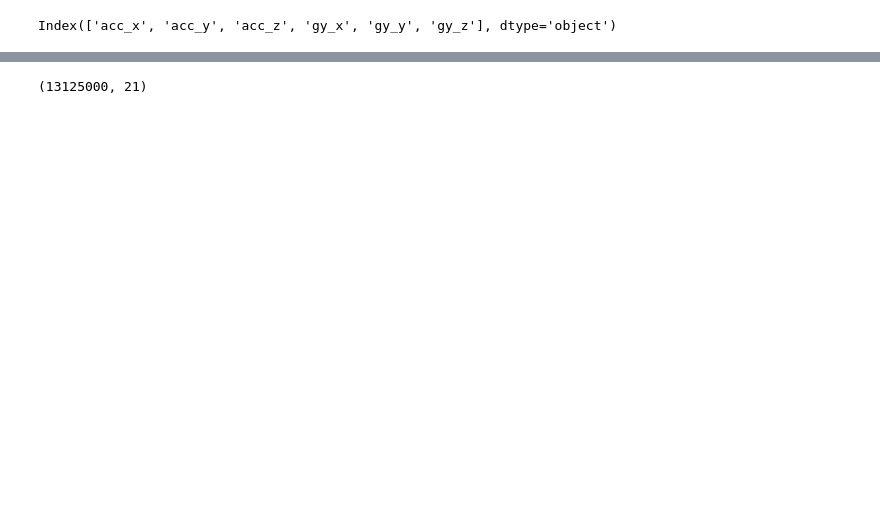
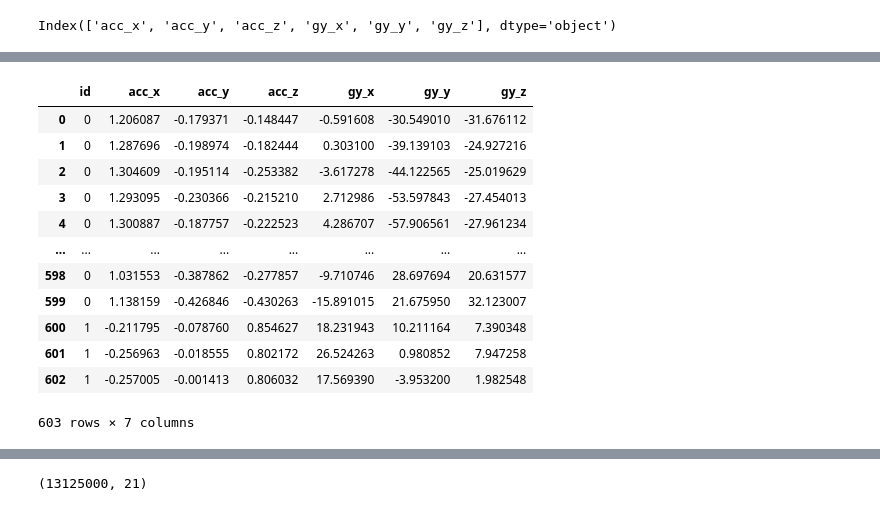
Before and after one commit to iDolphin99/dacon-pose-clf-kw, a Jupyter notebook: cnn1d_lstm_stacking.ipynb, the cells around one changed output, grey strips where cells are left out. Saved outputs shown, nothing was run; the diff lists cells and outputs as text; code cells hidden in the pictures; blank space fills up the shorter version.

```diff
--- a/cnn1d_lstm_stacking.ipynb
+++ b/cnn1d_lstm_stacking.ipynb
@@ -169 +172,27 @@ train
 13125000 rows × 6 columns
+# %%
+# 시각화를 위해서 id 로 묶어주기 위해 잠시 생성
+val_id = []
+n = int(len(train))
+
+# 600번씩 반복되도록 임의로 배열 생성
+for i in range(n//600):
+    for j in range(600):
+        val_id.append(i)
+
+train.insert(0, 'id', val_id) # 리스트값 id 열에 붙여넣기
+train.head(603)
+# %% [output]
+|  | id | acc_x | acc_y | acc_z | gy_x | gy_y | gy_z |
+| 0 | 0 | 1.206087 | -0.179371 | -0.148447 | -0.591608 | -30.549010 | -31.676112 |
+| 1 | 0 | 1.287696 | -0.198974 | -0.182444 | 0.303100 | -39.139103 | -24.927216 |
+| 2 | 0 | 1.304609 | -0.195114 | -0.253382 | -3.617278 | -44.122565 | -25.019629 |
+| 3 | 0 | 1.293095 | -0.230366 | -0.215210 | 2.712986 | -53.597843 | -27.454013 |
+| 4 | 0 | 1.300887 | -0.187757 | -0.222523 | 4.286707 | -57.906561 | -27.961234 |
+| ... | ... | ... | ... | ... | ... | ... | ... |
+| 598 | 0 | 1.031553 | -0.387862 | -0.277857 | -9.710746 | 28.697694 | 20.631577 |
+| 599 | 0 | 1.138159 | -0.426846 | -0.430263 | -15.891015 | 21.675950 | 32.123007 |
+| 600 | 1 | -0.211795 | -0.078760 | 0.854627 | 18.231943 | 10.211164 | 7.390348 |
+| 601 | 1 | -0.256963 | -0.018555 | 0.802172 | 26.524263 | 0.980852 | 7.947258 |
+| 602 | 1 | -0.257005 | -0.001413 | 0.806032 | 17.569390 | -3.953200 | 1.982548 |
+603 rows × 7 columns
```
Also changed, not shown: parts of 9 cells of this notebook.
